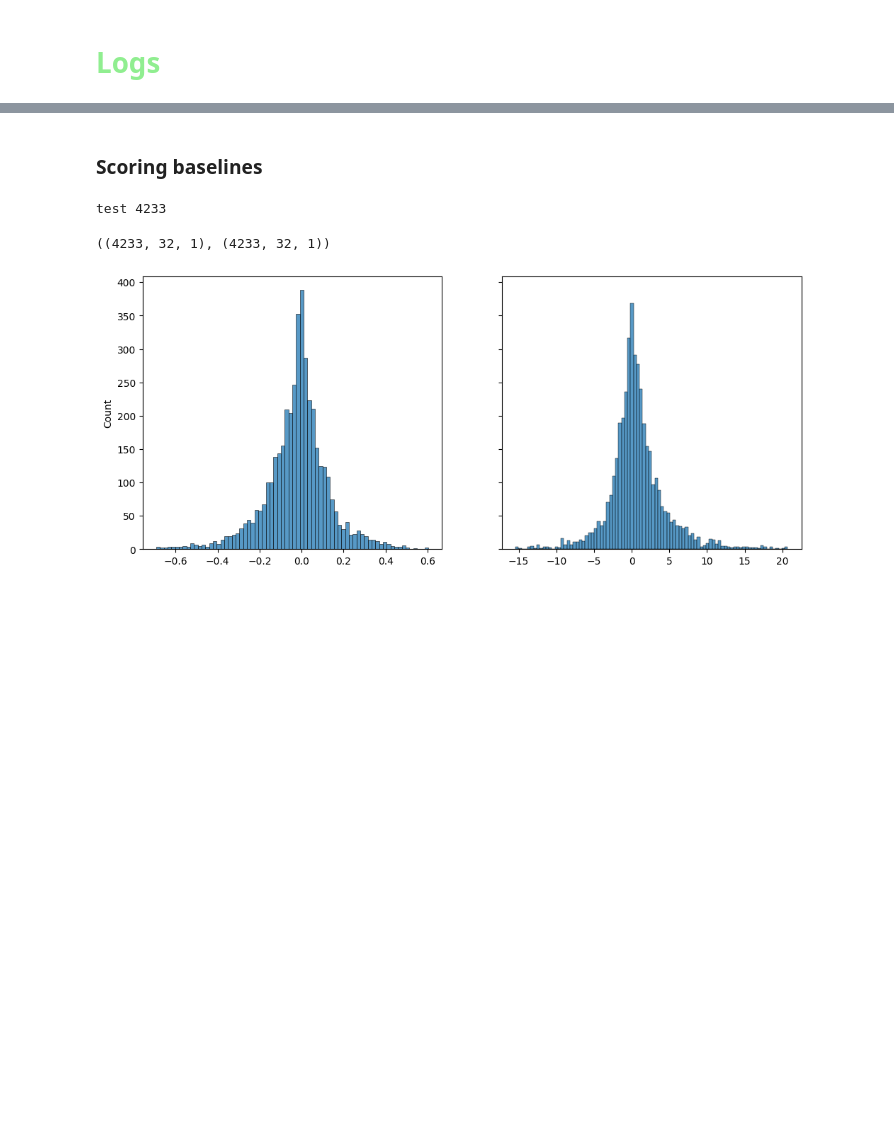
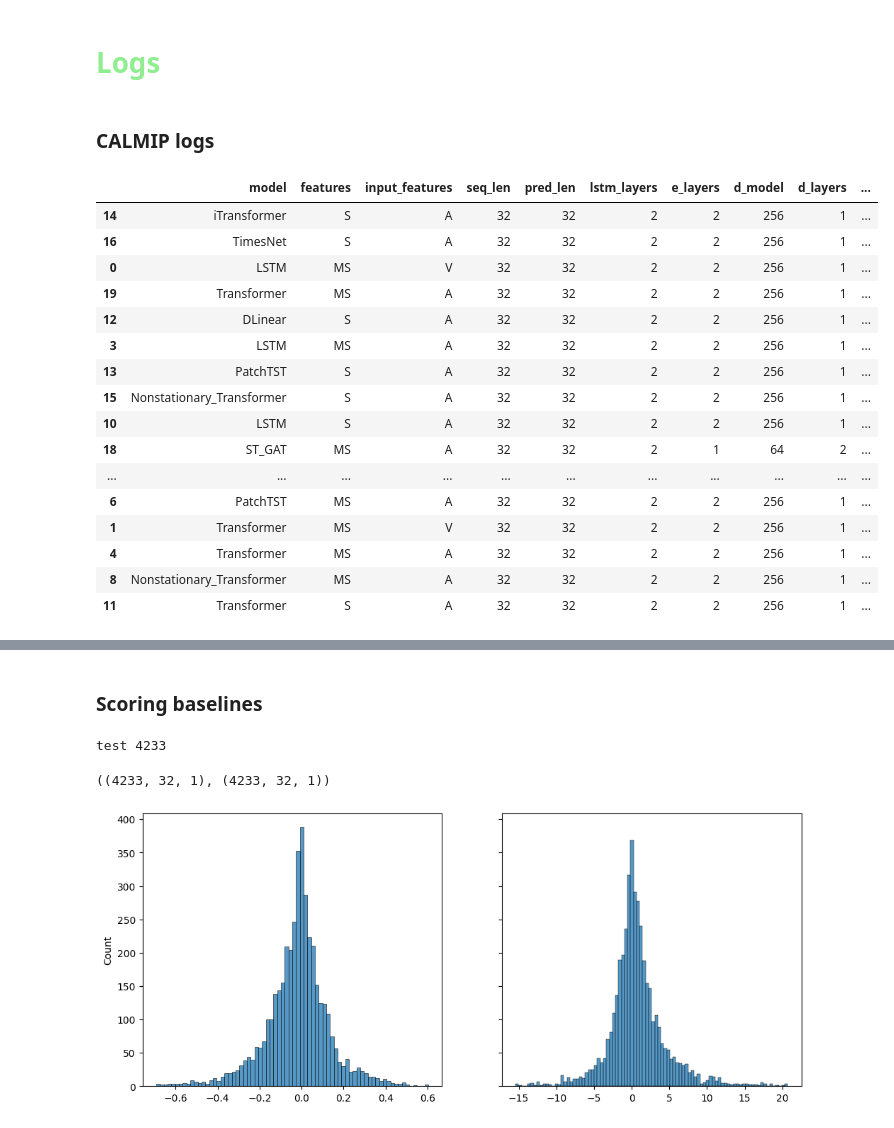
Before and after one commit to arnaud-odet/Time-Series-Library, a Jupyter notebook: results.ipynb, the cells around one changed output, grey strips where cells are left out. Cells and saved outputs as stored; diff of their text form; code cells hidden in the pictures; blank space fills up the shorter version.

```diff
--- a/results.ipynb
+++ b/results.ipynb
@@ -8,3 +8,28 @@ import seaborn as sns
 %autoreload 2
 # %% [markdown]
 # <span style='color:lightgreen'>Logs
+# %% [markdown]
+### CALMIP logs
+# %%
+cp_logs_df = pd.read_csv('./logs/calmip_logs.csv', index_col = 0)
+cp_logs_df['fit_time'] = cp_logs_df['fit_time'].astype(int)
+cp_logs_df[['model','features','input_features','seq_len', 'pred_len','lstm_layers','e_layers','d_model', 'd_layers', 'd_ff',
+       'dropout', 'learning_rate', 'train_epochs', 'epoch','fde','rmse','nb_params', 'fit_time']].sort_values('fde')
+# %% [output]
+|  | model | features | input_features | seq_len | pred_len | lstm_layers | e_layers | d_model | d_layers | ... |
+| 14 | iTransformer | S | A | 32 | 32 | 2 | 2 | 256 | 1 | ... |
+| 16 | TimesNet | S | A | 32 | 32 | 2 | 2 | 256 | 1 | ... |
+| 0 | LSTM | MS | V | 32 | 32 | 2 | 2 | 256 | 1 | ... |
+| 19 | Transformer | MS | A | 32 | 32 | 2 | 2 | 256 | 1 | ... |
+| 12 | DLinear | S | A | 32 | 32 | 2 | 2 | 256 | 1 | ... |
+| 3 | LSTM | MS | A | 32 | 32 | 2 | 2 | 256 | 1 | ... |
+| 13 | PatchTST | S | A | 32 | 32 | 2 | 2 | 256 | 1 | ... |
+| 15 | Nonstationary_Transformer | S | A | 32 | 32 | 2 | 2 | 256 | 1 | ... |
+| 10 | LSTM | S | A | 32 | 32 | 2 | 2 | 256 | 1 | ... |
+| 18 | ST_GAT | MS | A | 32 | 32 | 2 | 1 | 64 | 2 | ... |
+| ... | ... | ... | ... | ... | ... | ... | ... | ... | ... | ... |
+| 6 | PatchTST | MS | A | 32 | 32 | 2 | 2 | 256 | 1 | ... |
+| 1 | Transformer | MS | V | 32 | 32 | 2 | 2 | 256 | 1 | ... |
+| 4 | Transformer | MS | A | 32 | 32 | 2 | 2 | 256 | 1 | ... |
+| 8 | Nonstationary_Transformer | MS | A | 32 | 32 | 2 | 2 | 256 | 1 | ... |
+| 11 | Transformer | S | A | 32 | 32 | 2 | 2 | 256 | 1 | ... |
```
Also changed, not shown: parts of 6 cells of this notebook, 29 other files.
